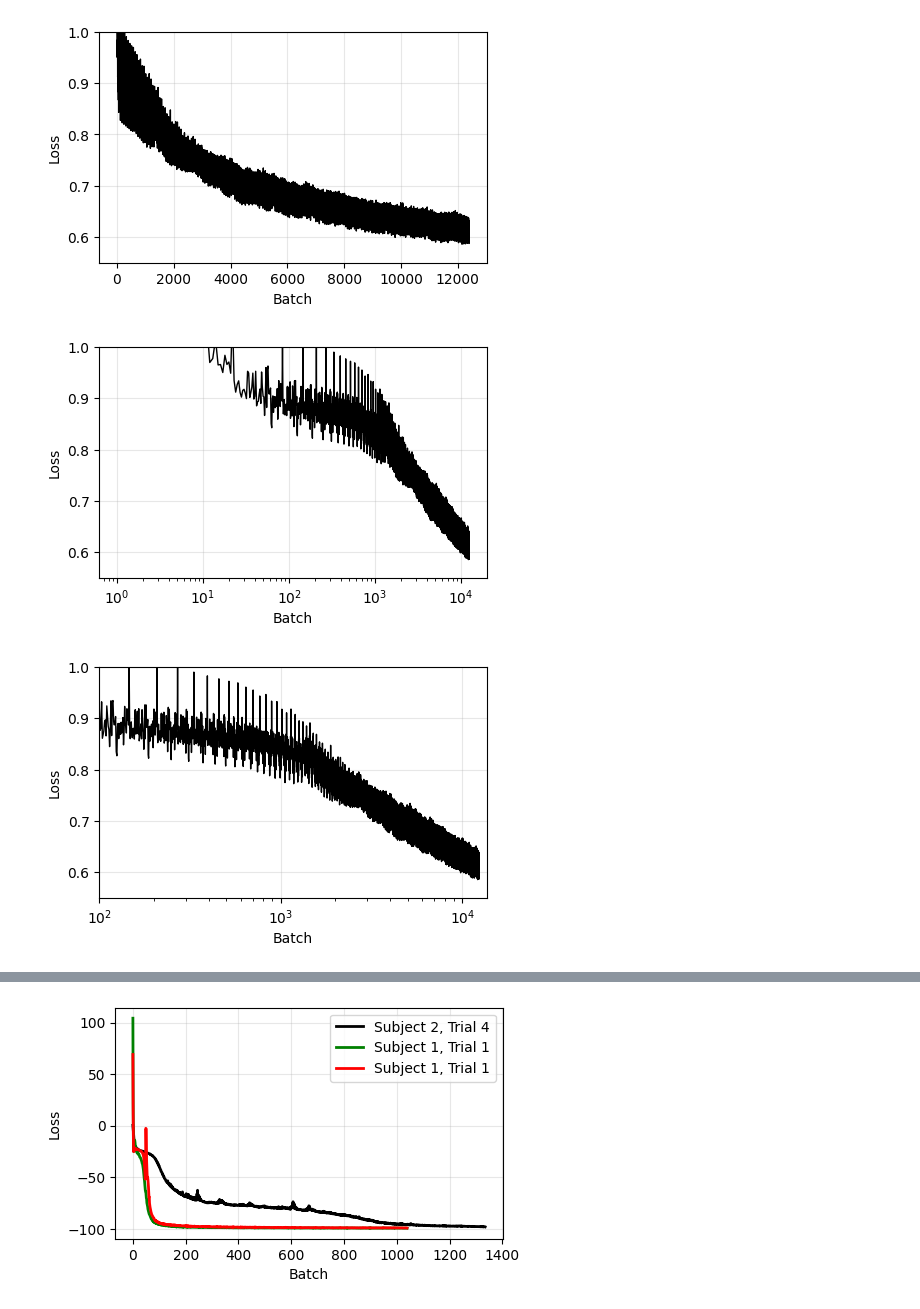
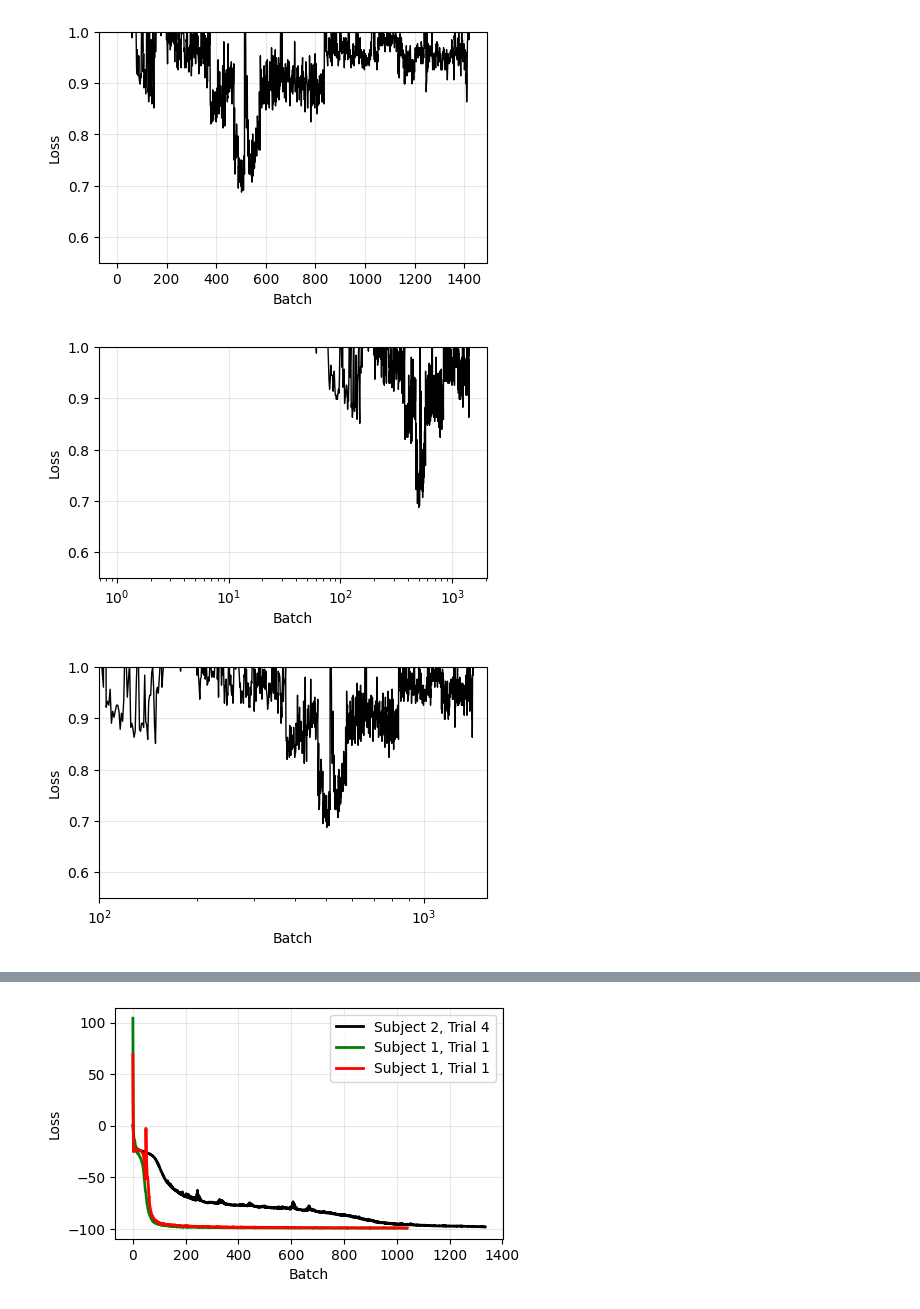
Before and after one commit to azaho/bfm_ic, a Jupyter notebook: losses_plot.ipynb, the cells around one changed output, grey strips where cells are left out. Drawn from its saved outputs; the diff is of its cells as text; code cells hidden in the pictures.

```diff
--- a/losses_plot.ipynb
+++ b/losses_plot.ipynb
@@ -6,39 +6,40 @@ filename = 'training_losses_subject2_trial4.json'
 filename = 'training_losses_multisubject2.json'
 filename = 'training_losses_multisubject_sampling_newmask.json'
 filename = 'training_losses_multisubject_synth_mse.json'
+filename = r'C:\Users\anzah\Documents\Projects\private_bfm_ic\training_results\trx_t10_dm256_nh8_nl10_dr0.1_bf16_mtMOO_wd0.001_lrmax0.0001_lrmin0.0001_lrwm100_rXX\training_dynamics.json'
 # Load the losses
 with open(filename, 'r') as f:
     data = json.load(f)
 losses = data['losses']
 
 # Create minimalist plot
 plt.figure(figsize=(5, 3))
 plt.plot(losses, color='black', linewidth=1)
 plt.xlabel('Batch')
 plt.ylabel('Loss')
 plt.grid(True, alpha=0.3)
 plt.ylim(0.55, 1.0)
 plt.show()
 
 # Create minimalist plot with log x-axis
 plt.figure(figsize=(5, 3))
 plt.semilogx(losses, color='black', linewidth=1)
 plt.xlabel('Batch')
 plt.ylabel('Loss')
 plt.grid(True, alpha=0.3)
 plt.ylim(0.55, 1.0)
 plt.show()
 
 # Create minimalist plot with log x-axis
 plt.figure(figsize=(5, 3))
 plt.semilogx(losses, color='black', linewidth=1)
 plt.xlabel('Batch')
 plt.ylabel('Loss')
 plt.grid(True, alpha=0.3)
 plt.xlim(100, len(losses)*1.1)
 plt.ylim(0.55, 1.0)
 plt.show()
 # %% [output]
-[figure, old version]
+[figure, new version]
-[figure, old version]
+[figure, new version]
-[figure, old version]
+[figure, new version]
```
Also changed, not shown: parts of 1 cell of this notebook, 1 other file.
